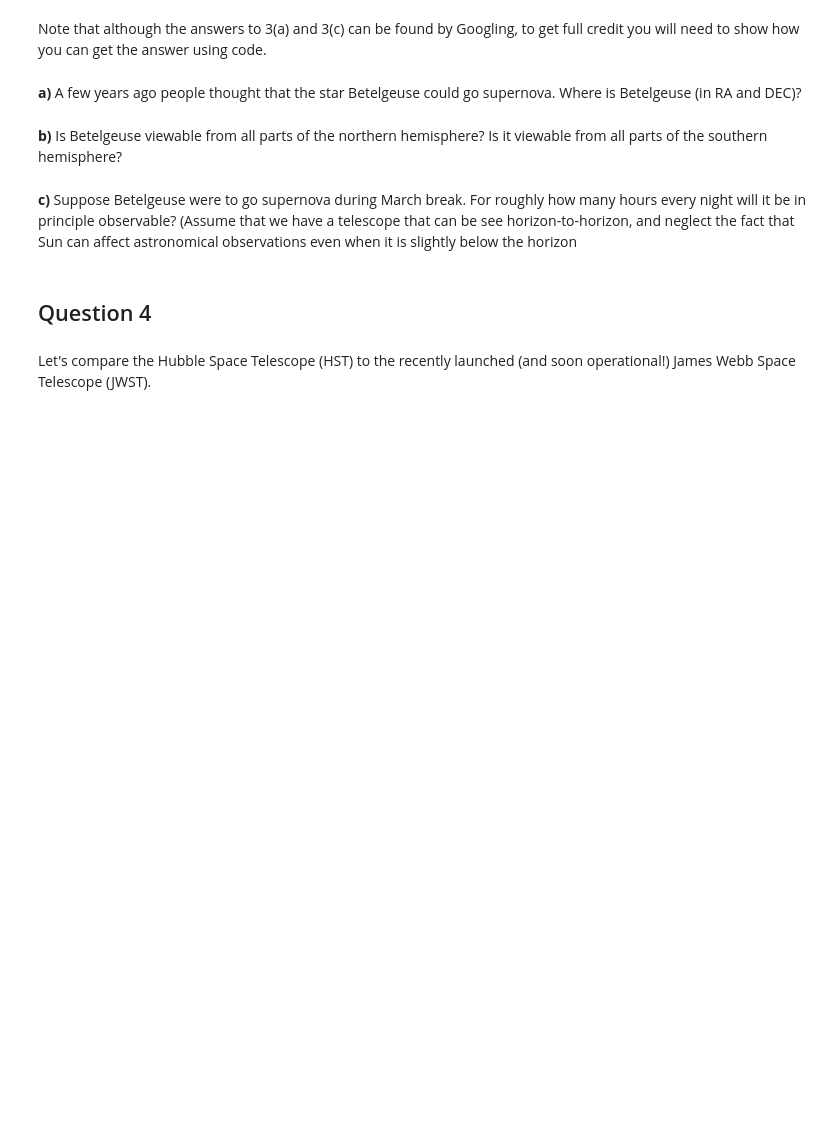
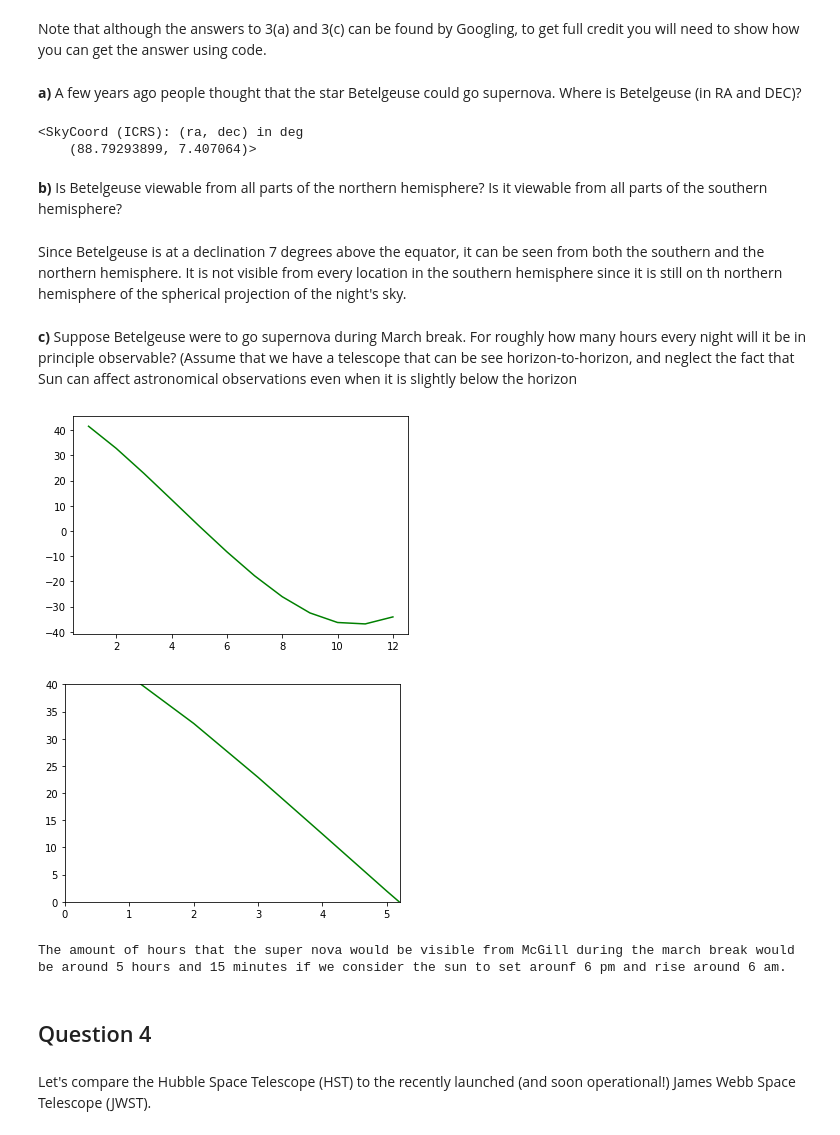
Before and after one commit to SantiagoMD/Midterm2022-SMD, a Jupyter notebook: Midterm/Midterm2022.ipynb, the cells around one changed output. Cells and saved outputs as stored; diff of their text form; code cells hidden in the pictures; blank space fills up the shorter version.

```diff
--- a/Midterm/Midterm2022.ipynb
+++ b/Midterm/Midterm2022.ipynb
@@ -47,2 +61,11 @@ __a)__ A few years ago people thought that the star Betelgeuse could go supernov
+# %%
+#from Coding Lab 1
+from astropy import units as u
+from astropy.coordinates import SkyCoord
+Betelgeuse = SkyCoord.from_name('Betelgeuse')
+Betelgeuse
+# %% [output]
+<SkyCoord (ICRS): (ra, dec) in deg
+    (88.79293899, 7.407064)>
 # %% [markdown]
 __b)__ Is Betelgeuse viewable from all parts of the northern hemisphere? Is it viewable from all parts of the southern hemisphere?
@@ -51,2 +72,4 @@ __b)__ Is Betelgeuse viewable from all parts of the northern hemisphere? Is it v
+# %% [markdown]
+Since Betelgeuse is at a declination 7 degrees above the equator, it can be seen from both the southern and the northern hemisphere. It is not visible from every location in the southern hemisphere since it is still on th northern hemisphere of the spherical projection of the night's sky.
 # %% [markdown]
 __c)__ Suppose Betelgeuse were to go supernova during March break. For roughly how many hours every night will it be in principle observable? (Assume that we have a telescope that can be see horizon-to-horizon, and neglect the fact that Sun can affect astronomical observations even when it is slightly below the horizon
@@ -55,3 +76,37 @@ __c)__ Suppose Betelgeuse were to go supernova during March break. For roughly h
+# %%
+from urllib.parse import urlencode
+from urllib.request import urlretrieve
+from IPython.display import Image
+import numpy as np
+import matplotlib.pyplot as plt
+%matplotlib inline
+from astropy.coordinates import EarthLocation, AltAz
+from astropy.time import Time
+
+observing_time = Time('2020-01-08 6:00') # initial observing time
+McGill = EarthLocation(lat='45d30.29m', lon='-73d34.63m')
+
+observing_time_array = []
+
+for i in range(12):
+    observing_time_array.append(observing_time + i * u.hour)
+
+ref_frame = AltAz(location=McGill, obstime=observing_time_array)
+Betelgeuse.transform_to(ref_frame).az
+Betelgeuse.transform_to(ref_frame).alt
+time = np.linspace(1,12,12)
+#plt.plot(time,Betelgeuse.transform_to(ref_frame).az,'r')
+plt.plot(time,Betelgeuse.transform_to(ref_frame).alt,'g')
+plt.show()
+plt.plot(time,Betelgeuse.transform_to(ref_frame).alt,'g')
+plt.ylim(0,40)
+plt.xlim(0,5.20)
+plt.show()
+print('The amount of hours that the super nova would be visible from McGill during the march break would be around 5 hours and 15 minutes if we consider the sun to set arounf 6 pm and rise around 6 am.')
+# %% [output]
+[figure, added]
+[figure, added]
+The amount of hours that the super nova would be visible from McGill during the march break would be around 5 hours and 15 minutes if we consider the sun to set arounf 6 pm and rise around 6 am.
 # %% [markdown]
 ## Question 4
 # %% [markdown]
```
Also changed, not shown: parts of 15 cells of this notebook.
